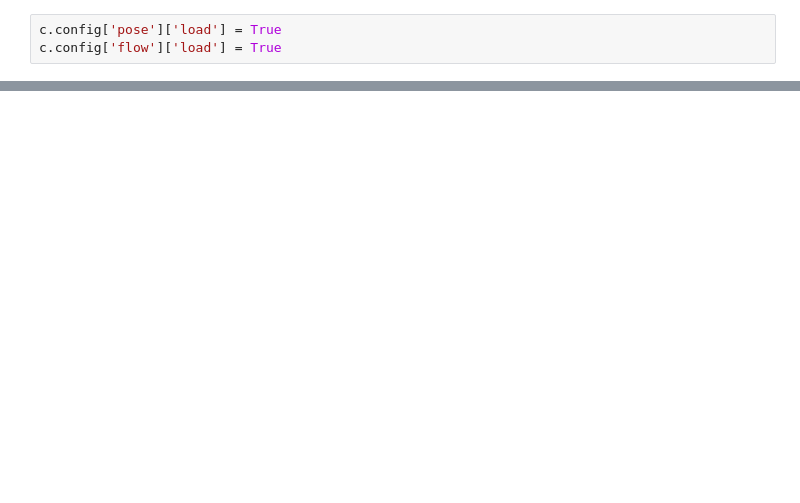
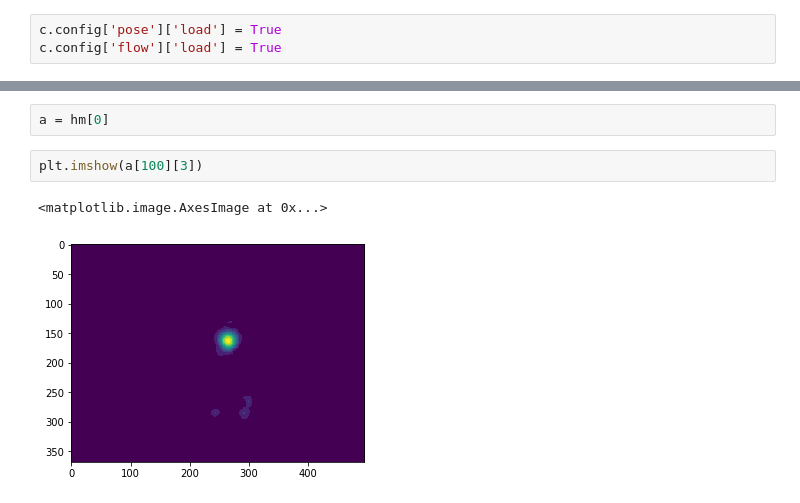
Before and after one commit to ronh-at-kit/gait_project, a Jupyter notebook: notebooks/casia-data-example.ipynb, the cells around one changed output, grey strips where cells are left out. Cells and saved outputs as stored; diff of their text form; blank space fills up the shorter version.

Commit message:
add heatmaps object

```diff
--- a/notebooks/casia-data-example.ipynb
+++ b/notebooks/casia-data-example.ipynb
@@ -204,0 +243,7 @@ right foot trans from Ground to air
+# %%
+a = hm[0]
+# %%
+plt.imshow(a[100][3])
+# %% [output]
+<matplotlib.image.AxesImage at 0x...>
+[figure, added]
```
Also changed, not shown: parts of 6 cells of this notebook, 6 other files.
